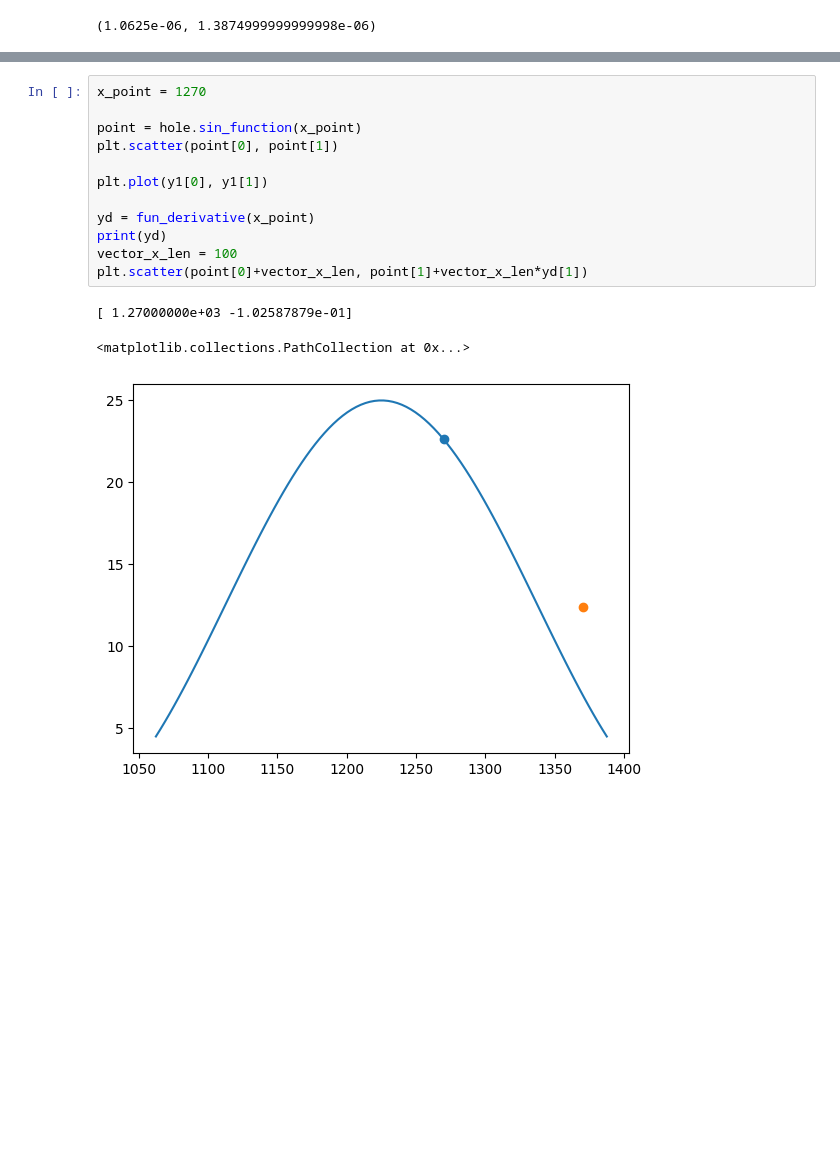
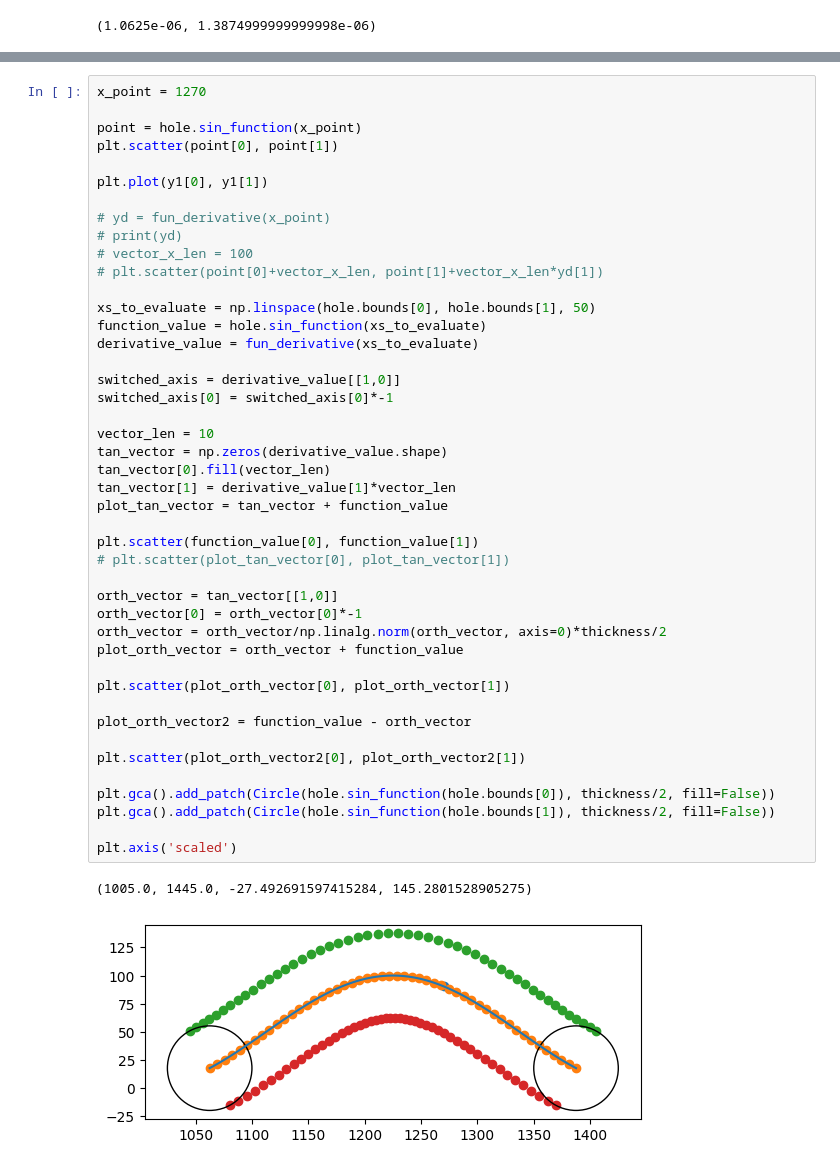
Before and after one commit to phigas/freepaths-sinus-wave, a Jupyter notebook: test.ipynb, the cells around one changed output, grey strips where cells are left out. Drawn from its saved outputs; the diff is of its cells as text; blank space fills up the shorter version.

```diff
--- a/test.ipynb
+++ b/test.ipynb
@@ -42,16 +43,47 @@ plt.plot(y2[0], y2[1])
-# %%
-x_point = 1270
-
-point = hole.sin_function(x_point)
-plt.scatter(point[0], point[1])
-
-plt.plot(y1[0], y1[1])
-
-yd = fun_derivative(x_point)
-print(yd)
-vector_x_len = 100
-plt.scatter(point[0]+vector_x_len, point[1]+vector_x_len*yd[1])
-# %% [output]
-[ 1.27000000e+03 -1.02587879e-01]
-<matplotlib.collections.PathCollection at 0x...>
-[figure, removed]
+# %%
+x_point = 1270
+
+point = hole.sin_function(x_point)
+plt.scatter(point[0], point[1])
+
+plt.plot(y1[0], y1[1])
+
+# yd = fun_derivative(x_point)
+# print(yd)
+# vector_x_len = 100
+# plt.scatter(point[0]+vector_x_len, point[1]+vector_x_len*yd[1])
+
+xs_to_evaluate = np.linspace(hole.bounds[0], hole.bounds[1], 50)
+function_value = hole.sin_function(xs_to_evaluate)
+derivative_value = fun_derivative(xs_to_evaluate)
+
+switched_axis = derivative_value[[1,0]]
+switched_axis[0] = switched_axis[0]*-1
+
+vector_len = 10
+tan_vector = np.zeros(derivative_value.shape)
+tan_vector[0].fill(vector_len)
+tan_vector[1] = derivative_value[1]*vector_len
+plot_tan_vector = tan_vector + function_value
+
+plt.scatter(function_value[0], function_value[1])
+# plt.scatter(plot_tan_vector[0], plot_tan_vector[1])
+
+orth_vector = tan_vector[[1,0]]
+orth_vector[0] = orth_vector[0]*-1
+orth_vector = orth_vector/np.linalg.norm(orth_vector, axis=0)*thickness/2
+plot_orth_vector = orth_vector + function_value
+
+plt.scatter(plot_orth_vector[0], plot_orth_vector[1])
+
+plot_orth_vector2 = function_value - orth_vector
+
+plt.scatter(plot_orth_vector2[0], plot_orth_vector2[1])
+
+plt.gca().add_patch(Circle(hole.sin_function(hole.bounds[0]), thickness/2, fill=False))
+plt.gca().add_patch(Circle(hole.sin_function(hole.bounds[1]), thickness/2, fill=False))
+
+plt.axis('scaled')
+# %% [output]
+(1005.0, 1445.0, -27.492691597415284, 145.2801528905275)
+[figure, added]
```
Also changed, not shown: parts of 5 cells of this notebook, 1 other file.
